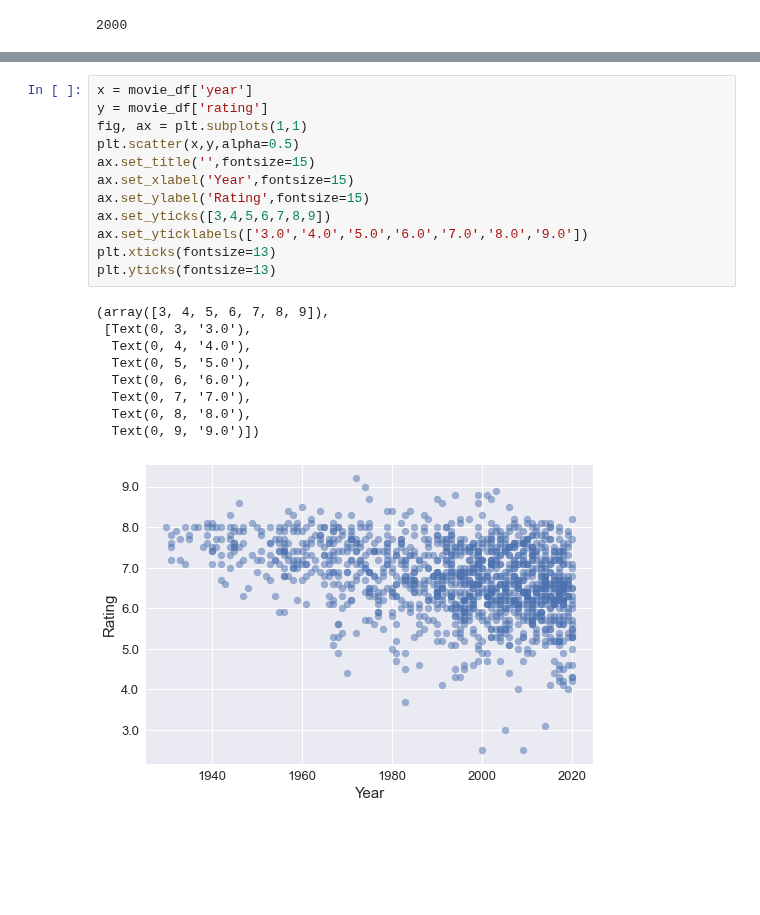
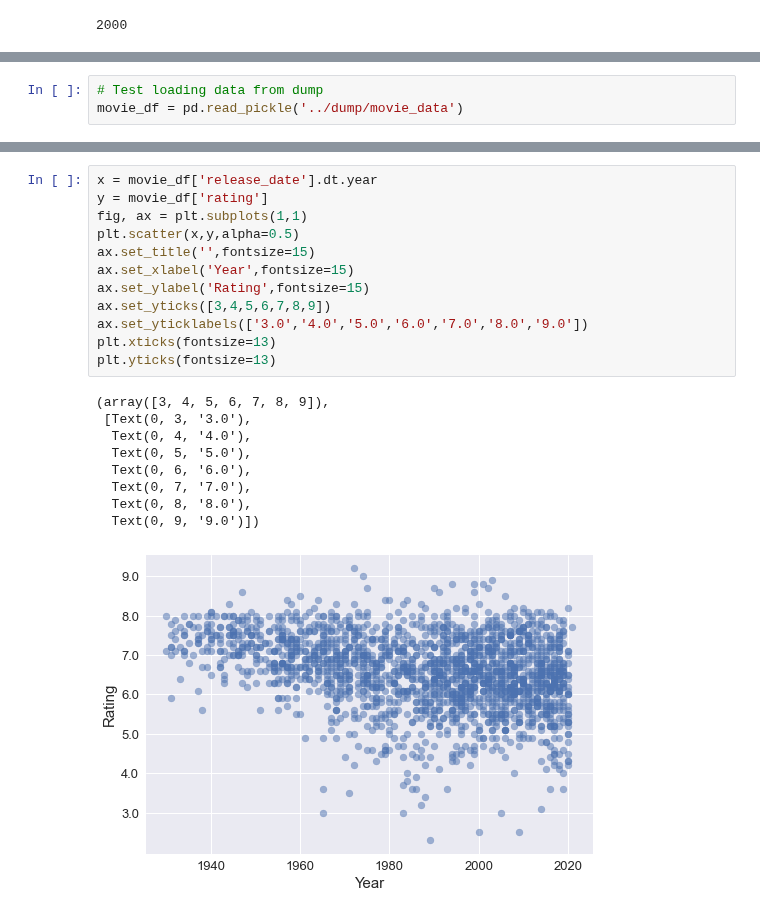
Before and after one commit to katiehuang1221/Predict-Revenue-Of-Movie-Adaptation, a Jupyter notebook: notebooks/imdb_soup.ipynb, the cells around one changed output, grey strips where cells are left out. Cells and saved outputs as stored; diff of their text form; blank space fills up the shorter version.

Commit message:
Updated get_movie_detail() in py and dump/movie_data. Completed imdb_soup.ipynb

```diff
--- a/notebooks/imdb_soup.ipynb
+++ b/notebooks/imdb_soup.ipynb
@@ -277,0 +298,3 @@ movie_detail_df.to_pickle('../dump/movie_data')
+# %%
+# Test loading data from dump
+movie_df = pd.read_pickle('../dump/movie_data')
@@ -291,23 +339,23 @@ movie_detail_df.release_date.dt.year.nunique(),np.sort(movie_detail_df.release_d
 # %%
-x = movie_df['year']
+x = movie_df['release_date'].dt.year
 y = movie_df['rating']
 fig, ax = plt.subplots(1,1)
 plt.scatter(x,y,alpha=0.5)
 ax.set_title('',fontsize=15)
 ax.set_xlabel('Year',fontsize=15)
 ax.set_ylabel('Rating',fontsize=15)
 ax.set_yticks([3,4,5,6,7,8,9])
 ax.set_yticklabels(['3.0','4.0','5.0','6.0','7.0','8.0','9.0'])
 plt.xticks(fontsize=13)
 plt.yticks(fontsize=13)
 # %% [output]
 (array([3, 4, 5, 6, 7, 8, 9]),
  [Text(0, 3, '3.0'),
   Text(0, 4, '4.0'),
   Text(0, 5, '5.0'),
   Text(0, 6, '6.0'),
   Text(0, 7, '7.0'),
   Text(0, 8, '8.0'),
   Text(0, 9, '9.0')])
-[figure, old version]
+[figure, new version]
 # %%
```
Also changed, not shown: parts of 17 cells of this notebook, 2 other files.
